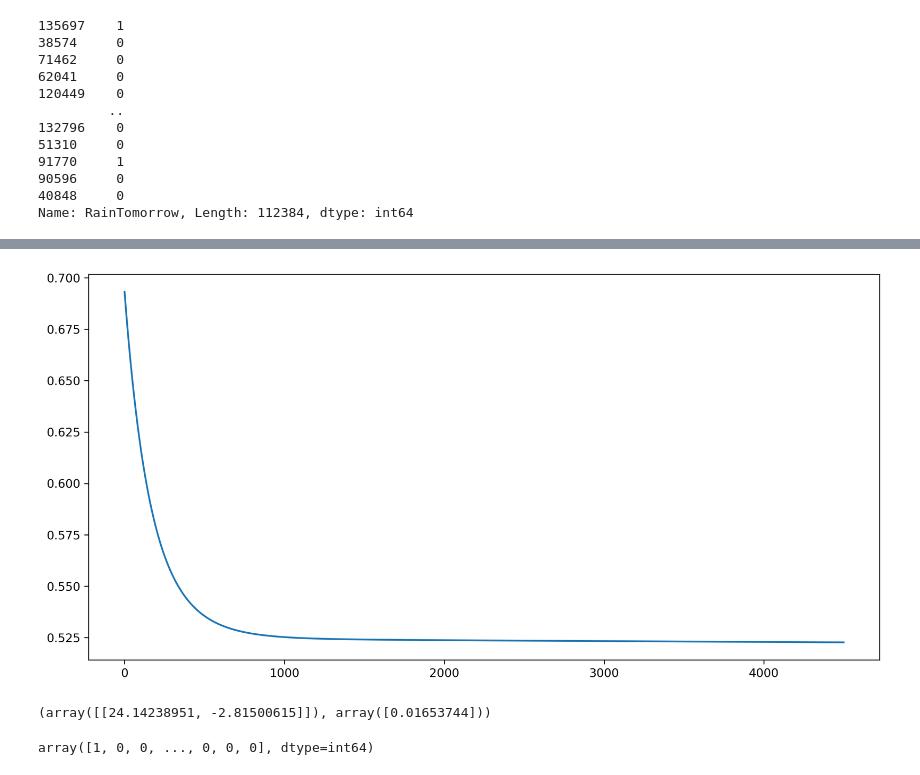
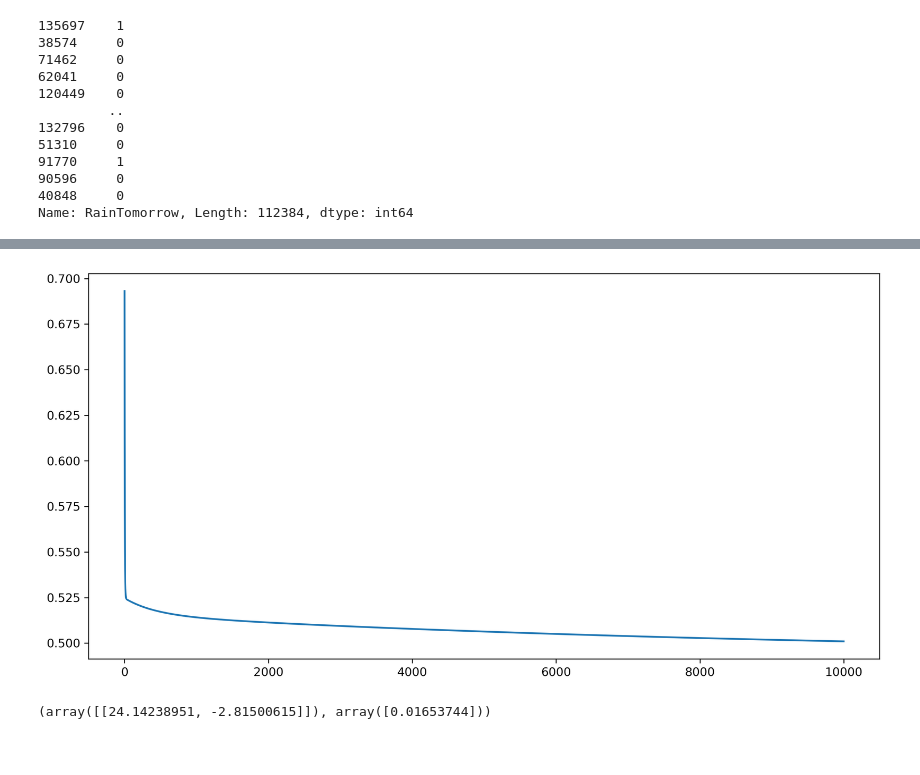
Before and after one commit to ashen007/classification-with-logistic-regression-python-implimatation, a Jupyter notebook: regression for classification.ipynb, the cells around one changed output, grey strips where cells are left out. Cells and saved outputs as stored; diff of their text form; code cells hidden in the pictures.

```diff
--- a/regression for classification.ipynb
+++ b/regression for classification.ipynb
@@ -154,5 +154,5 @@ Name: RainTomorrow, Length: 112384, dtype: int64
 # %%
 from regression import LogisticRegression
 model = LogisticRegression()
-model.fit(x,y,0.01,4500)
+model.fit(x,y,0.5,10000)
 # %% [output]
@@ -160,9 +189,9 @@ array([ 0.09501304, -0.77800728, -0.86336469])
 # %%
 plt.figure(figsize=[12,6],dpi=300)
-sns.lineplot(x=np.arange(4500),y=model.cost)
+sns.lineplot(x=np.arange(10000),y=model.cost)
 plt.show()
 # %% [output]
-[figure, old version]
+[figure, new version]
 # %%
 from sklearn.linear_model import LogisticRegression
 model_ = LogisticRegression()
@@ -170,7 +199,3 @@ model_.fit(x,y)
 model_.coef_,model_.intercept_
 # %% [output]
 (array([[24.14238951, -2.81500615]]), array([0.01653744]))
-# %%
-model_.predict(minmax_normalizer(test[['Rainfall','MaxTemp']]))
-# %% [output]
-array([1, 0, 0, ..., 0, 0, 0], dtype=int64)
```
Also changed, not shown: parts of 7 cells of this notebook, 1 other file.
